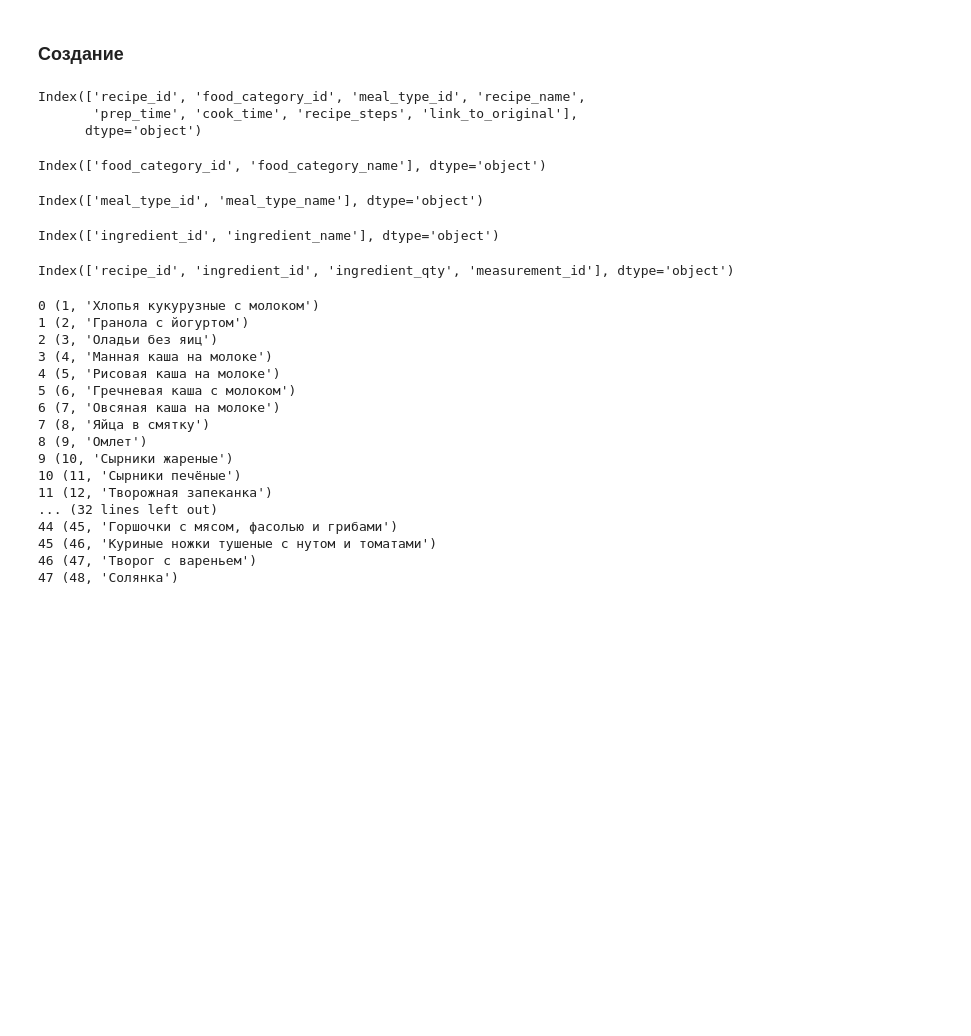
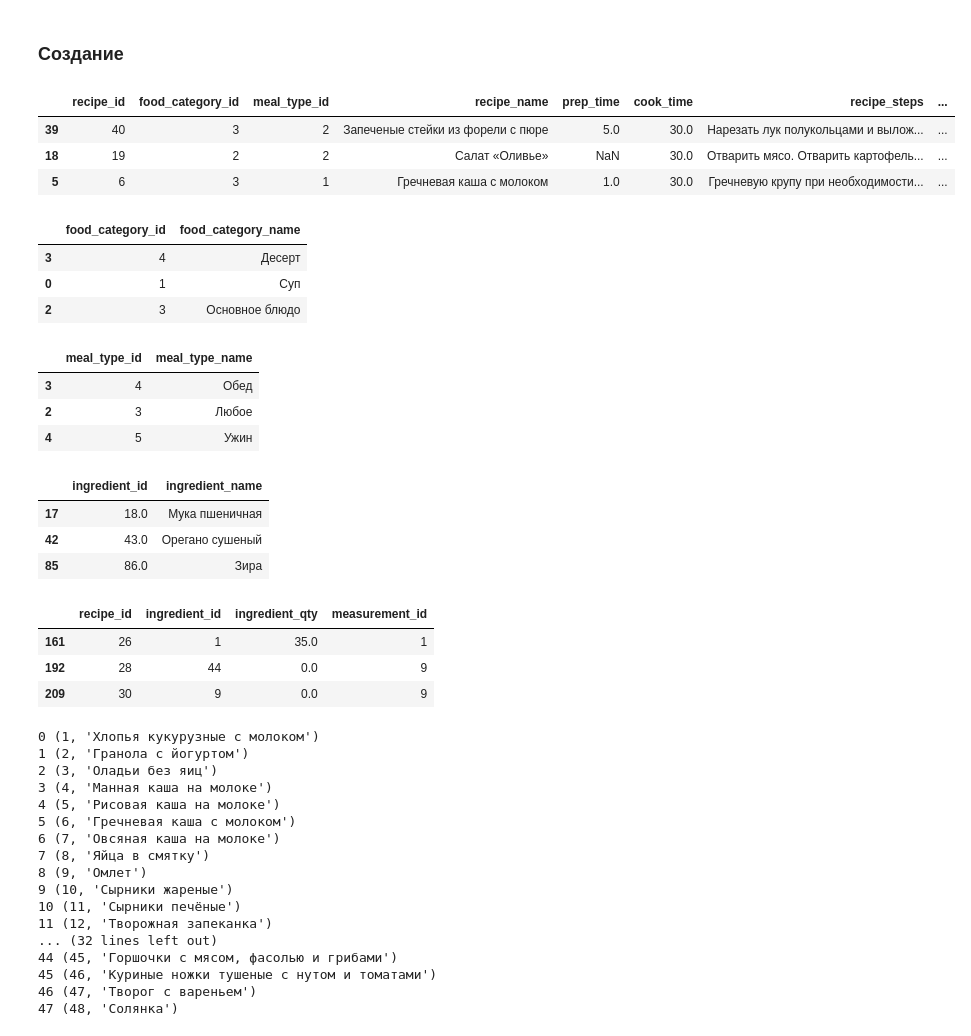
Before and after one commit to mxteen/menu_del_dia, a Jupyter notebook: notebooks/prototype.ipynb, the cells around one changed output. Cells and saved outputs as stored; diff of their text form; code cells hidden in the pictures; blank space fills up the shorter version.

```diff
--- a/notebooks/prototype.ipynb
+++ b/notebooks/prototype.ipynb
@@ -85,35 +85,48 @@
 import pandas as pd
 import sqlite3
 # %%
-path = '..\\db\\recipies.xlsx'
+path = '..\\data\\recipies.xlsx'
 # %%
 df_recipes = pd.read_excel(path, sheet_name='recipe')
-df_recipes.columns
+df_recipes.sample(3)
 # %% [output]
-Index(['recipe_id', 'food_category_id', 'meal_type_id', 'recipe_name',
-       'prep_time', 'cook_time', 'recipe_steps', 'link_to_original'],
-      dtype='object')
+|  | recipe_id | food_category_id | meal_type_id | recipe_name | prep_time | cook_time | recipe_steps | ... |
+| 39 | 40 | 3 | 2 | Запеченые стейки из форели с пюре | 5.0 | 30.0 | Нарезать лук полукольцами и вылож... | ... |
+| 18 | 19 | 2 | 2 | Салат «Оливье» | NaN | 30.0 | Отварить мясо. Отварить картофель... | ... |
+| 5 | 6 | 3 | 1 | Гречневая каша с молоком | 1.0 | 30.0 | Гречневую крупу при необходимости... | ... |
 # %%
 df_food_category = pd.read_excel(path, sheet_name='food_category')
-df_food_category.columns
+df_food_category.sample(3)
 # %% [output]
-Index(['food_category_id', 'food_category_name'], dtype='object')
+|  | food_category_id | food_category_name |
+| 3 | 4 | Десерт |
+| 0 | 1 | Суп |
+| 2 | 3 | Основное блюдо |
 # %%
 df_meal_type = pd.read_excel(path, sheet_name='meal_type')
-df_meal_type.columns
+df_meal_type.sample(3)
 # %% [output]
-Index(['meal_type_id', 'meal_type_name'], dtype='object')
+|  | meal_type_id | meal_type_name |
+| 3 | 4 | Обед |
+| 2 | 3 | Любое |
+| 4 | 5 | Ужин |
 # %%
 df_ingredients = pd.read_excel(path, sheet_name='ingredients')
-df_ingredients.columns
+df_ingredients.sample(3)
 # %% [output]
-Index(['ingredient_id', 'ingredient_name'], dtype='object')
+|  | ingredient_id | ingredient_name |
+| 17 | 18.0 | Мука пшеничная |
+| 42 | 43.0 | Орегано сушеный |
+| 85 | 86.0 | Зира |
 # %%
 df_recipe_ingredients = pd.read_excel(
     path, sheet_name='recipe_ingredients',
-    names=['recipe_id', 'ingredient_id', 'ingredient_qty', 'measurement_id']
+    usecols=['recipe_id', 'ingredient_id', 'ingredient_qty', 'measurement_id']
 )
-df_recipe_ingredients.columns
+df_recipe_ingredients.sample(3)
 # %% [output]
-Index(['recipe_id', 'ingredient_id', 'ingredient_qty', 'measurement_id'], dtype='object')
+|  | recipe_id | ingredient_id | ingredient_qty | measurement_id |
+| 161 | 26 | 1 | 35.0 | 1 |
+| 192 | 28 | 44 | 0.0 | 9 |
+| 209 | 30 | 9 | 0.0 | 9 |
 # %%
```
Also changed, not shown: parts of 9 cells of this notebook.
